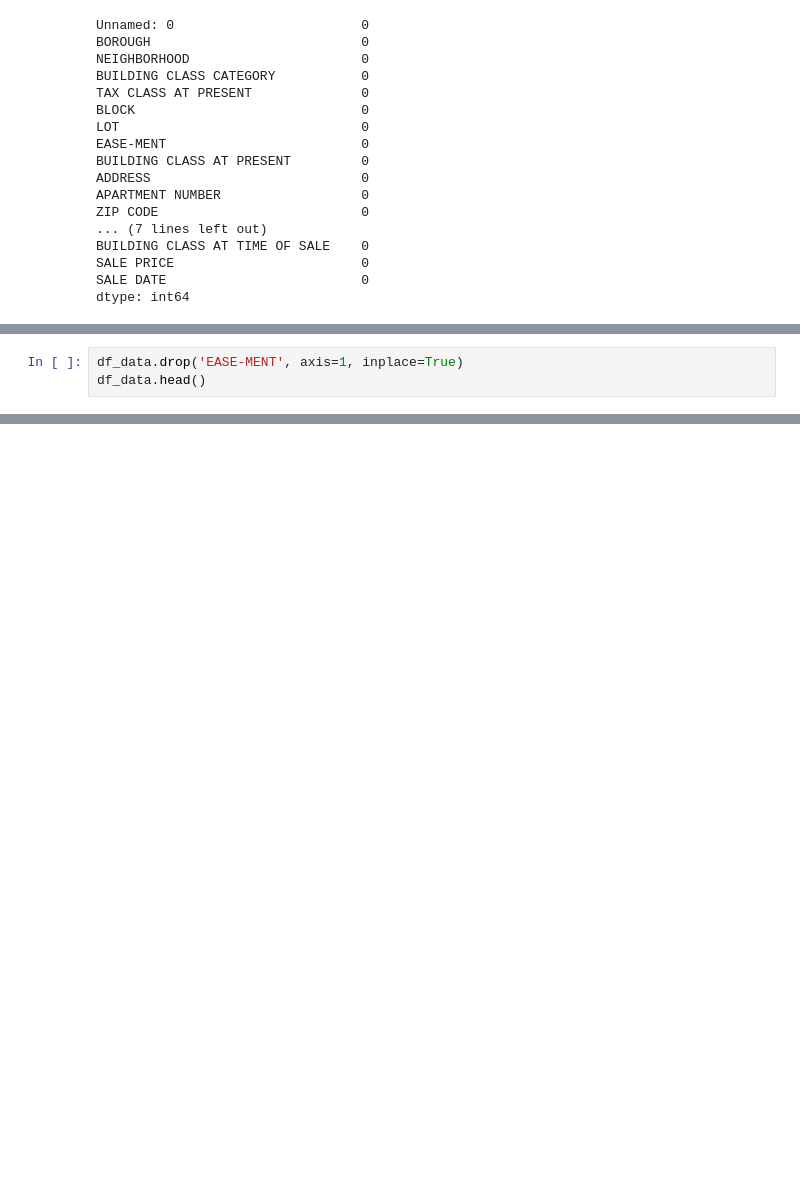
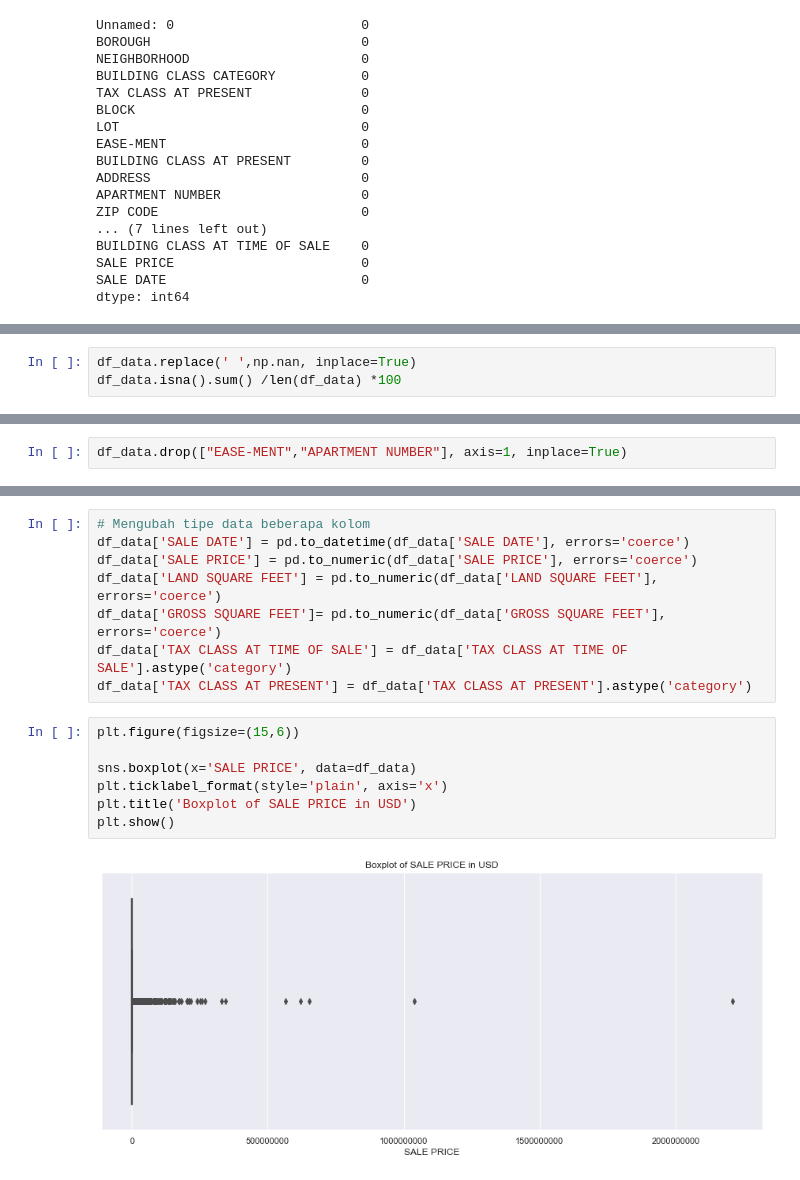
Before and after one commit to safrip2/PYTN-Assgn_2_09_Berlian-Safri, a Jupyter notebook: PYTN_Assgn_2_09_Berlian Safri.ipynb, the cells around one changed output, grey strips where cells are left out. Cells and saved outputs as stored; diff of their text form; blank space fills up the shorter version.

```diff
--- a/PYTN_Assgn_2_09_Berlian Safri.ipynb
+++ b/PYTN_Assgn_2_09_Berlian Safri.ipynb
@@ -87,0 +88,3 @@ kolom EASE-MENT tidak memiliki data sehingga sebaiknya di drop
+# %%
+df_data.replace(' ',np.nan, inplace=True)
+df_data.isna().sum() /len(df_data) *100
@@ -88,3 +109,2 @@ kolom EASE-MENT tidak memiliki data sehingga sebaiknya di drop
 # %%
-df_data.drop('EASE-MENT', axis=1, inplace=True)
-df_data.head()
+df_data.drop(["EASE-MENT","APARTMENT NUMBER"], axis=1, inplace=True)
@@ -100,0 +131,17 @@ tidak ada data yang terduplikat pada dataset ini
+# %%
+# Mengubah tipe data beberapa kolom
+df_data['SALE DATE'] = pd.to_datetime(df_data['SALE DATE'], errors='coerce')
+df_data['SALE PRICE'] = pd.to_numeric(df_data['SALE PRICE'], errors='coerce')
+df_data['LAND SQUARE FEET'] = pd.to_numeric(df_data['LAND SQUARE FEET'], errors='coerce')
+df_data['GROSS SQUARE FEET']= pd.to_numeric(df_data['GROSS SQUARE FEET'], errors='coerce')
+df_data['TAX CLASS AT TIME OF SALE'] = df_data['TAX CLASS AT TIME OF SALE'].astype('category')
+df_data['TAX CLASS AT PRESENT'] = df_data['TAX CLASS AT PRESENT'].astype('category')
+# %%
+plt.figure(figsize=(15,6))
+
+sns.boxplot(x='SALE PRICE', data=df_data)
+plt.ticklabel_format(style='plain', axis='x')
+plt.title('Boxplot of SALE PRICE in USD')
+plt.show()
+# %% [output]
+[figure, added]
```
Also changed, not shown: parts of 52 cells of this notebook, 1 other file.
